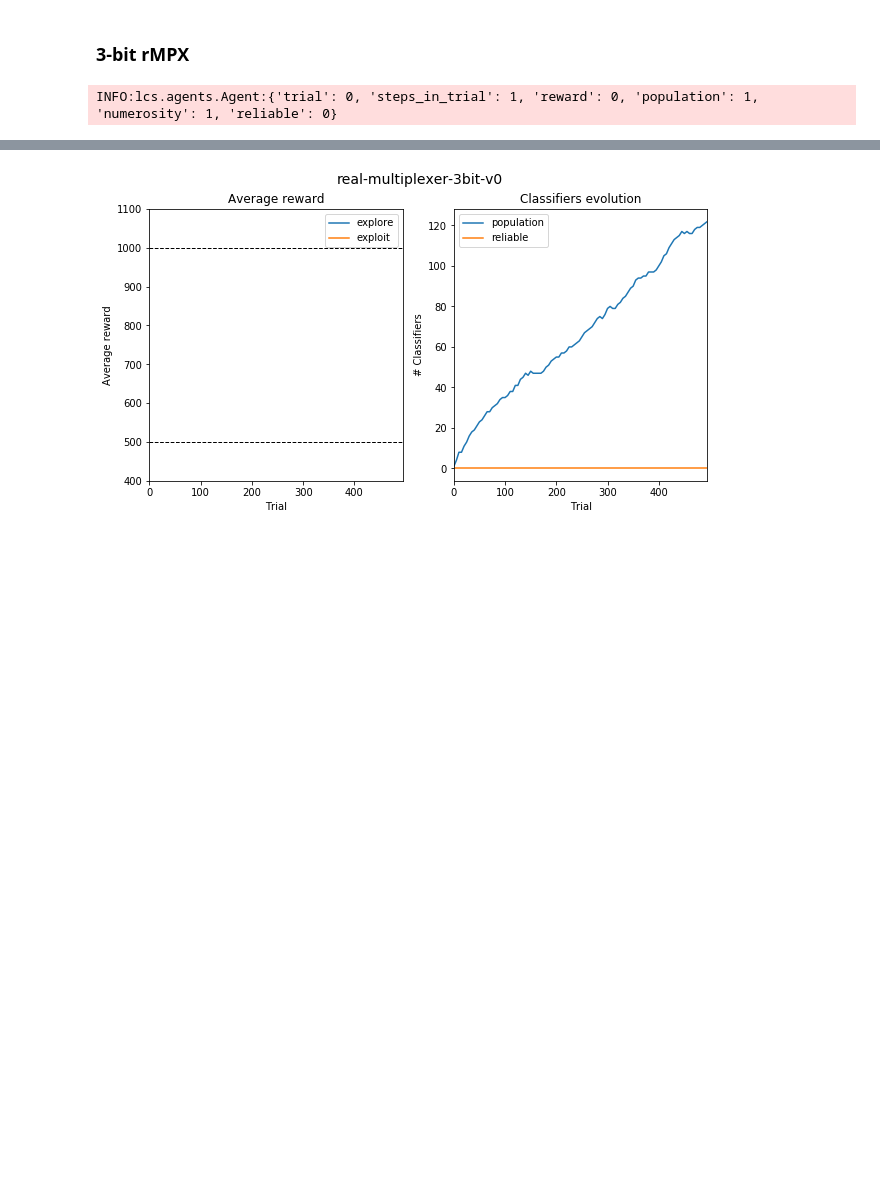
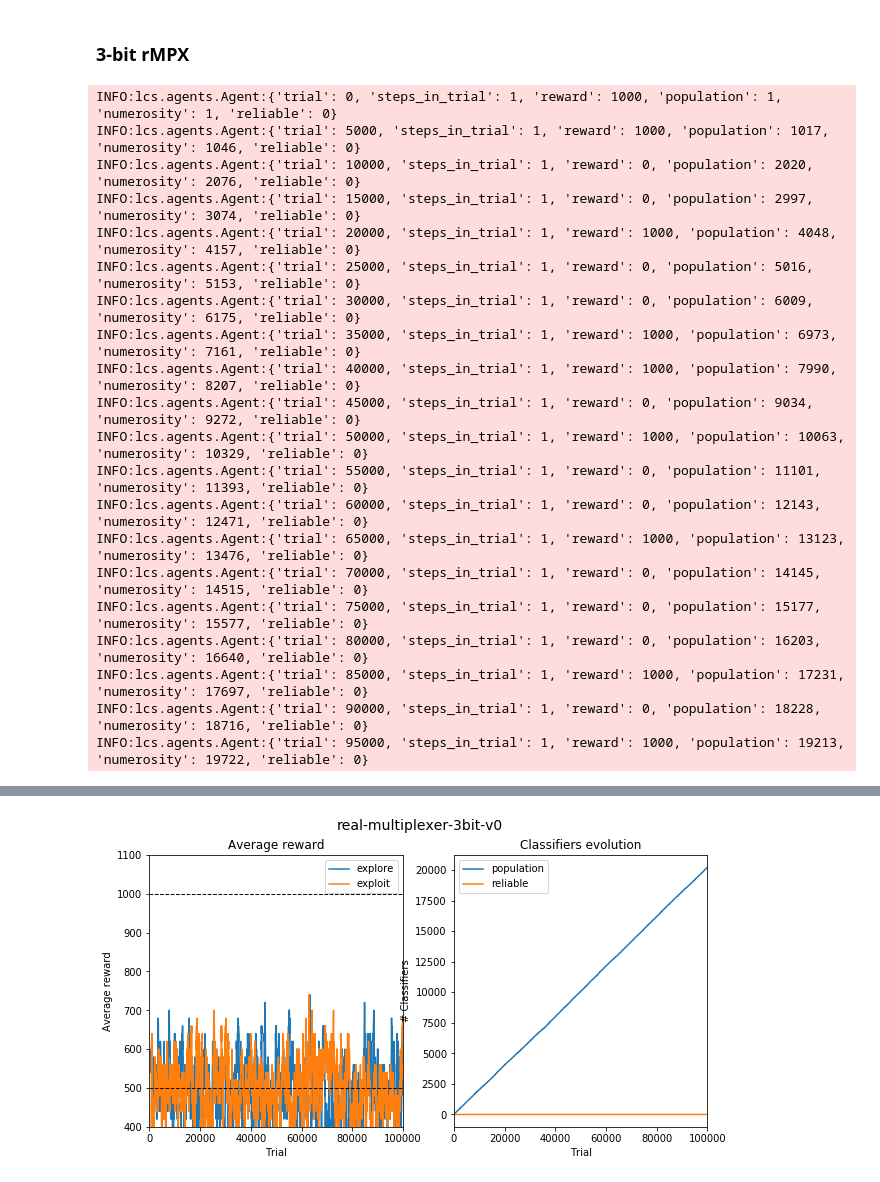
Before and after one commit to ParrotPrediction/pyalcs, a Jupyter notebook: docs/source/notebooks/rACS in Real-Multiplexer.ipynb, the cells around one changed output, grey strips where cells are left out. Cells and saved outputs as stored; diff of their text form; code cells hidden in the pictures; blank space fills up the shorter version.

```diff
--- a/docs/source/notebooks/rACS in Real-Multiplexer.ipynb
+++ b/docs/source/notebooks/rACS in Real-Multiplexer.ipynb
@@ -91,12 +88,12 @@ def perform_experiment(env, trials):
                     epsilon=1.0,  # no biased exploration
                     do_ga=True,
                     theta_r=0.9,  # reliablity threshold
-                    theta_i=0.2,  # inadequacy threshold
-                    theta_ga=100,
-                    cover_noise=0.2,
-                    mutation_noise=0.25,
-                    chi=1.0,  # cross-over probability
-                    mu=0.2)  # mutation probability
+                    theta_i=0.3,  # inadequacy threshold
+                    theta_ga=25,
+                    cover_noise=0.1,
+                    mutation_noise=0.5,
+                    chi=0.5,  # cross-over probability
+                    mu=1)  # mutation probability
 
     # create agent
     agent = RACS(cfg)
@@ -176,6 +173,25 @@ rmpx3 = gym.make('real-multiplexer-3bit-v0')
 # %%
 %%time
 
-pop, metrics = evaluate(rmpx3, trials=500)
+pop, metrics = evaluate(rmpx3, trials=100_000)
 # %% [output]
-INFO:lcs.agents.Agent:{'trial': 0, 'steps_in_trial': 1, 'reward': 0, 'population': 1, 'numerosity': 1, 'reliable': 0}
+INFO:lcs.agents.Agent:{'trial': 0, 'steps_in_trial': 1, 'reward': 1000, 'population': 1, 'numerosity': 1, 'reliable': 0}
+INFO:lcs.agents.Agent:{'trial': 5000, 'steps_in_trial': 1, 'reward': 1000, 'population': 1017, 'numerosity': 1046, 'reliable': 0}
+INFO:lcs.agents.Agent:{'trial': 10000, 'steps_in_trial': 1, 'reward': 0, 'population': 2020, 'numerosity': 2076, 'reliable': 0}
+INFO:lcs.agents.Agent:{'trial': 15000, 'steps_in_trial': 1, 'reward': 0, 'population': 2997, 'numerosity': 3074, 'reliable': 0}
+INFO:lcs.agents.Agent:{'trial': 20000, 'steps_in_trial': 1, 'reward': 1000, 'population': 4048, 'numerosity': 4157, 'reliable': 0}
+INFO:lcs.agents.Agent:{'trial': 25000, 'steps_in_trial': 1, 'reward': 0, 'population': 5016, 'numerosity': 5153, 'reliable': 0}
+INFO:lcs.agents.Agent:{'trial': 30000, 'steps_in_trial': 1, 'reward': 0, 'population': 6009, 'numerosity': 6175, 'reliable': 0}
+INFO:lcs.agents.Agent:{'trial': 35000, 'steps_in_trial': 1, 'reward': 1000, 'population': 6973, 'numerosity': 7161, 'reliable': 0}
+INFO:lcs.agents.Agent:{'trial': 40000, 'steps_in_trial': 1, 'reward': 1000, 'population': 7990, 'numerosity': 8207, 'reliable': 0}
+INFO:lcs.agents.Agent:{'trial': 45000, 'steps_in_trial': 1, 'reward': 0, 'population': 9034, 'numerosity': 9272, 'reliable': 0}
+INFO:lcs.agents.Agent:{'trial': 50000, 'steps_in_trial': 1, 'reward': 1000, 'population': 10063, 'numerosity': 10329, 'reliable': 0}
+INFO:lcs.agents.Agent:{'trial': 55000, 'steps_in_trial': 1, 'reward': 0, 'population': 11101, 'numerosity': 11393, 'reliable': 0}
+INFO:lcs.agents.Agent:{'trial': 60000, 'steps_in_trial': 1, 'reward': 0, 'population': 12143, 'numerosity': 12471, 'reliable': 0}
+INFO:lcs.agents.Agent:{'trial': 65000, 'steps_in_trial': 1, 'reward': 1000, 'population': 13123, 'numerosity': 13476, 'reliable': 0}
+INFO:lcs.agents.Agent:{'trial': 70000, 'steps_in_trial': 1, 'reward': 0, 'population': 14145, 'numerosity': 14515, 'reliable': 0}
+INFO:lcs.agents.Agent:{'trial': 75000, 'steps_in_trial': 1, 'reward': 0, 'population': 15177, 'numerosity': 15577, 'reliable': 0}
+INFO:lcs.agents.Agent:{'trial': 80000, 'steps_in_trial': 1, 'reward': 0, 'population': 16203, 'numerosity': 16640, 'reliable': 0}
+INFO:lcs.agents.Agent:{'trial': 85000, 'steps_in_trial': 1, 'reward': 1000, 'population': 17231, 'numerosity': 17697, 'reliable': 0}
+INFO:lcs.agents.Agent:{'trial': 90000, 'steps_in_trial': 1, 'reward': 0, 'population': 18228, 'numerosity': 18716, 'reliable': 0}
+INFO:lcs.agents.Agent:{'trial': 95000, 'steps_in_trial': 1, 'reward': 1000, 'population': 19213, 'numerosity': 19722, 'reliable': 0}
@@ -184,4 +200,4 @@ Wall time: 524 ms
-[figure, old version]
+[figure, new version]
 # %%
 print_k_best(pop)
 # %% [output]
```
Also changed, not shown: parts of 7 cells of this notebook, 10 other files.
